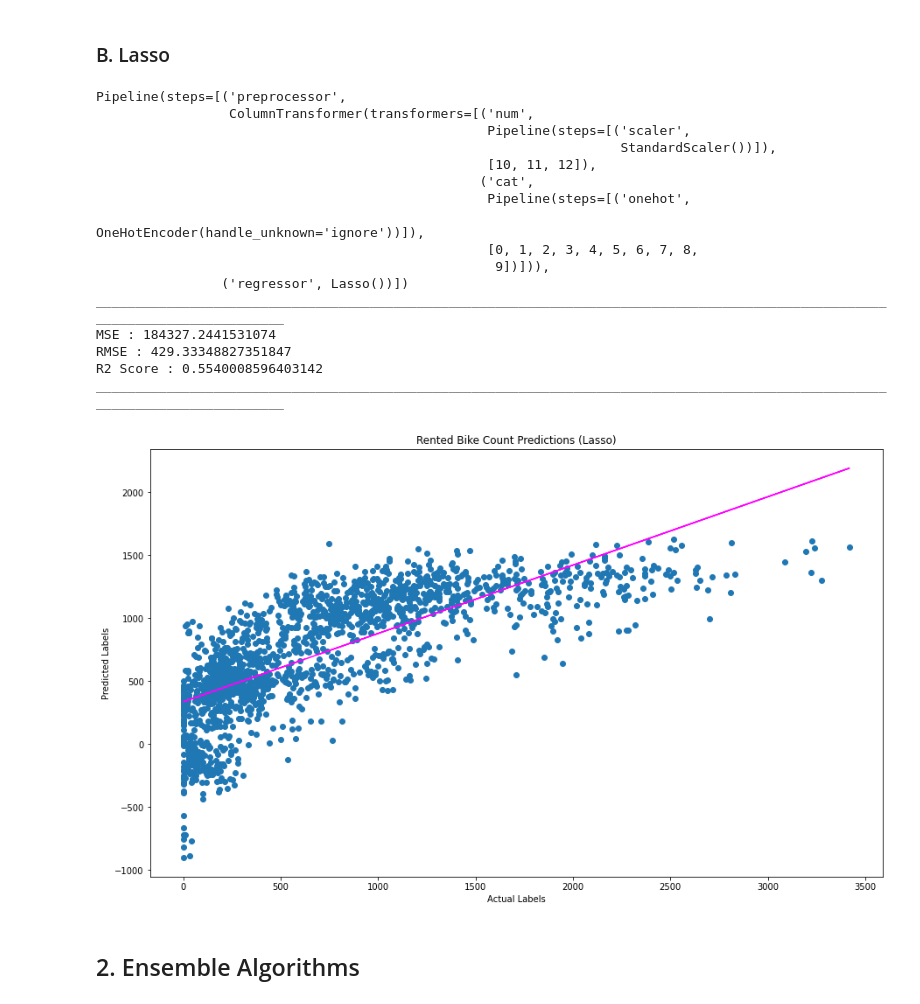
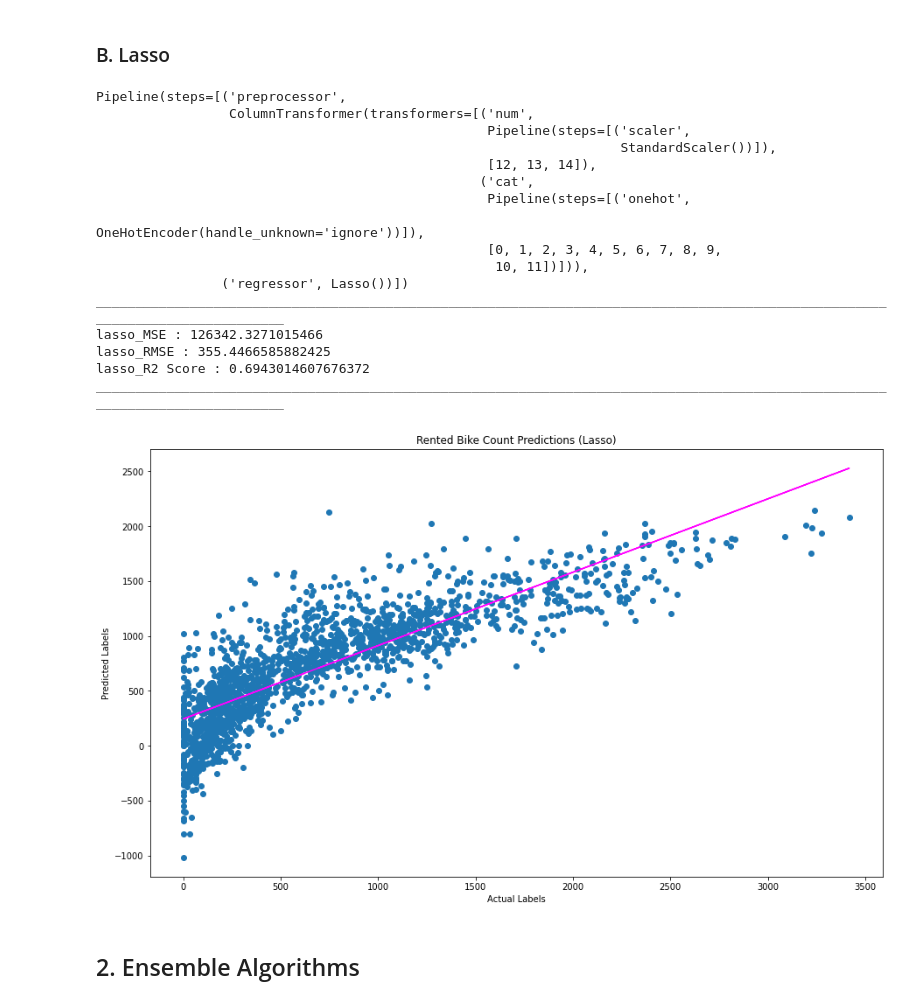
Before and after one commit to shubhpanchal/BikeSharing, a Jupyter notebook: Bike_Sharing_Demand_Prediction.ipynb, the cells around one changed output. Drawn from its saved outputs; the diff is of its cells as text; code cells hidden in the pictures.

```diff
--- a/Bike_Sharing_Demand_Prediction.ipynb
+++ b/Bike_Sharing_Demand_Prediction.ipynb
@@ -157,5 +157,17 @@ def visibility(col):
 
 bike_df['Visibility'] = bike_df['Visibility'].apply(visibility)
 
-bike_df.nunique()
+# Creating new column based on Hour to know the day_time
+def day_time(hour):
+  if(hour == 6) or(hour == 7) or(hour == 8) or(hour == 9) or(hour == 10) or(hour == 11):
+    return 'Morning'
+  elif(hour == 12) or(hour == 13) or(hour == 14) or(hour == 15) or(hour == 16):
+    return 'Afternoon'
+  elif(hour == 17) or(hour == 18) or(hour == 19) or(hour == 20) or(hour == 21) or(hour == 22):
+    return 'Evening'
+  else:
+    return 'Night'
+
+bike_df['Day_time'] = bike_df['Hour'].apply(day_time)
+bike_df.head()
 # %% [output]
@@ -392,5 +393,5 @@ Categorical Features :  ['Seasons', 'Holiday', 'Functioning Day', 'Year', 'Month
 # %%
-X = bike_df[['Seasons','Holiday','Functioning Day','Functioning Day','Year','Month','Visibility','Solar Radiation','Rainfall','Snowfall','Hour',
+X = bike_df[['Seasons','Holiday','Functioning Day','Functioning Day','Year','Month','Visibility','Solar Radiation','Rainfall','Snowfall','Hour','Day_time',
              'Humidity','Wind Speed','Dew Point Temp']].values
 y = bike_df['Rented Bike Count'].values
 print('Features: ',X[:10], '\nLabels: ',y[:10], sep='\n')
@@ -435,12 +436,12 @@ from sklearn.impute import SimpleImputer
 from sklearn.preprocessing import StandardScaler, OneHotEncoder
 
 # Define preprocessing for categorical features(encode them)
-cat_features = [0,1,2,3,4,5,6,7,8,9]
+cat_features = [0,1,2,3,4,5,6,7,8,9,10,11]
 categorical_transformer = Pipeline(steps=[
     ('onehot', OneHotEncoder(handle_unknown='ignore'))])
 
 # define preprocessing for Numerical Features (Feature Scaling)
-num_features =[10,11,12]
+num_features =[12,13,14]
 numeric_transformer = Pipeline(steps=[
     ('scaler',StandardScaler())])
 
@@ -514,55 +515,55 @@ ________________________________________________________________________________
 from sklearn.linear_model import Lasso
 
 # Create Preprocessing and Training Pipeline
-pipeline = Pipeline(steps=[('preprocessor',preprocessor),
+lasso_pipeline = Pipeline(steps=[('preprocessor',preprocessor),
                            ('regressor', Lasso())])
 
 # Fit the pipeline to train a linear regression model on the training set
-model = pipeline.fit(X_train,(y_train))
-print(model)
+lasso_model = lasso_pipeline.fit(X_train,(y_train))
+print(lasso_model)
 print('_'*125)
 
 # Get Predictions
-predictions = model.predict(X_test)
+lasso_predictions = lasso_model.predict(X_test)
 
 # Display metrics
 from sklearn.metrics import r2_score, mean_squared_error
-mse = mean_squared_error(y_test, predictions)
-print('MSE :', mse)
-rmse = np.sqrt(mse)
-print('RMSE :', rmse)
-r2 = r2_score(y_test,predictions)
-print('R2 Score :', r2)
+lasso_mse = mean_squared_error(y_test, lasso_predictions)
+print('lasso_MSE :', lasso_mse)
+lasso_rmse = np.sqrt(lasso_mse)
+print('lasso_RMSE :', lasso_rmse)
+lasso_r2 = r2_score(y_test,lasso_predictions)
+print('lasso_R2 Score :', lasso_r2)
 print('_'*125)
 
 # Plot predicted vs actual
 plt.figure(figsize=(15,9))
-plt.scatter(y_test, predictions)
+plt.scatter(y_test, lasso_predictions)
 plt.xlabel('Actual Labels')
 plt.ylabel('Predicted Labels')
 plt.title('Rented Bike Count Predictions (Lasso)')
-z= np.polyfit(y_test, predictions,1)
+z= np.polyfit(y_test, lasso_predictions,1)
 p = np.poly1d(z)
 plt.plot(y_test,p(y_test),color='magenta')
 plt.show()
 # %% [output]
 Pipeline(steps=[('preprocessor',
                  ColumnTransformer(transformers=[('num',
                                                   Pipeline(steps=[('scaler',
                                                                    StandardScaler())]),
-                                                  [10, 11, 12]),
+                                                  [12, 13, 14]),
                                                  ('cat',
                                                   Pipeline(steps=[('onehot',
                                                                    OneHotEncoder(handle_unknown='ignore'))]),
-                                                  [0, 1, 2, 3, 4, 5, 6, 7, 8,
-                                                   9])])),
+                                                  [0, 1, 2, 3, 4, 5, 6, 7, 8, 9,
+                                                   10, 11])])),
                 ('regressor', Lasso())])
 _____________________________________________________________________________________________________________________________
-MSE : 184327.2441531074
-RMSE : 429.33348827351847
-R2 Score : 0.5540008596403142
+lasso_MSE : 126342.3271015466
+lasso_RMSE : 355.4466585882425
+lasso_R2 Score : 0.6943014607676372
 _____________________________________________________________________________________________________________________________
-[figure, old version]
+[figure, new version]
 # %% [markdown]
 ## 2. Ensemble Algorithms
 # %% [markdown]
```
Also changed, not shown: parts of 16 cells of this notebook.
